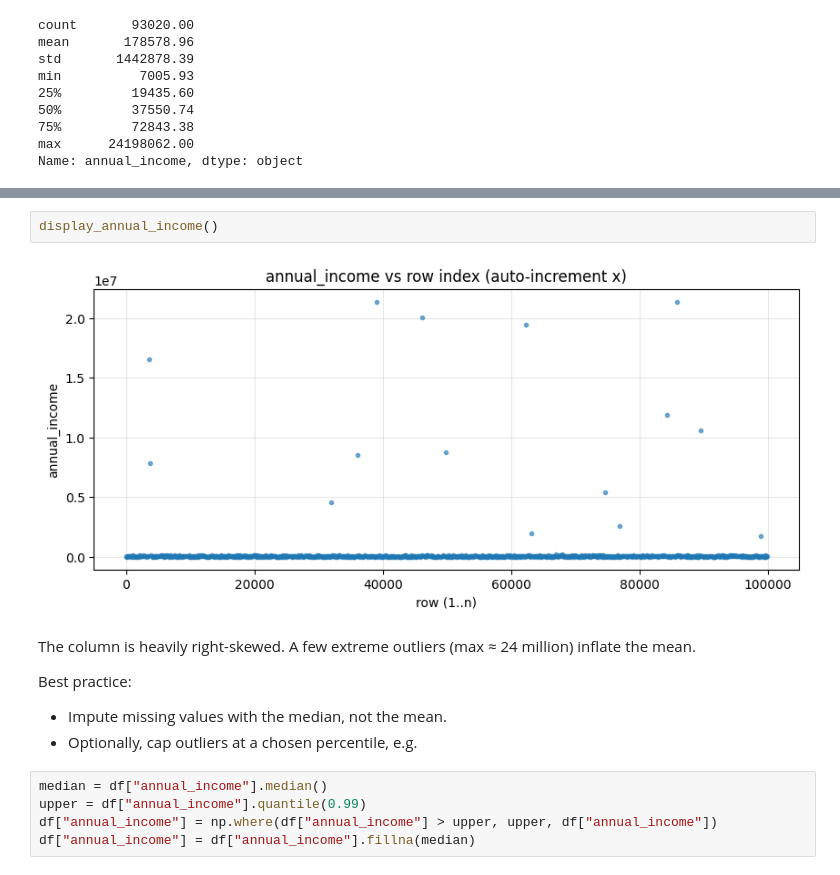
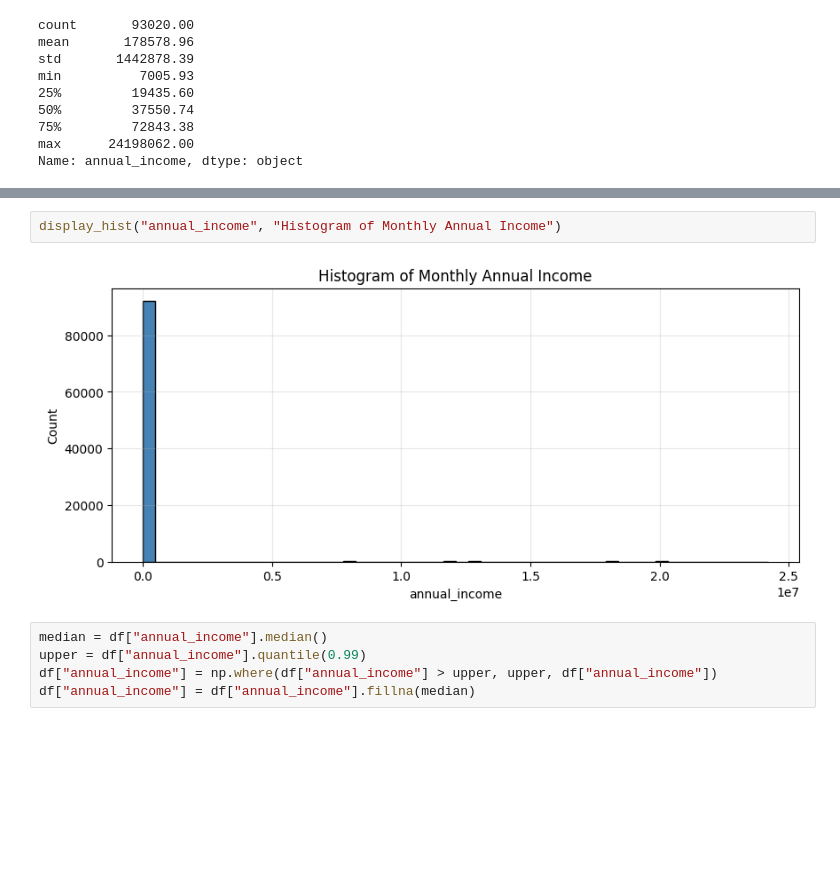
Before and after one commit to ArkadiyShuvaev/Customer-Risk-Prediction-from-Financial-Behavior, a Jupyter notebook: notebooks/prepare_dataset.ipynb, the cells around one changed output, grey strips where cells are left out. Saved outputs shown, nothing was run; the diff lists cells and outputs as text; blank space fills up the shorter version.

```diff
--- a/notebooks/prepare_dataset.ipynb
+++ b/notebooks/prepare_dataset.ipynb
@@ -657,13 +755,7 @@ def display_annual_income():
-# %%
-display_annual_income()
-# %% [output]
-[figure, removed]
-# %% [markdown]
-The column is heavily right-skewed. A few extreme outliers (max ≈ 24 million) inflate the mean.
-
-Best practice:
-- Impute missing values with the median, not the mean.
-- Optionally, cap outliers at a chosen percentile, e.g.
+# %%
+display_hist("annual_income", "Histogram of Monthly Annual Income")
+# %% [output]
+[figure, added]
 # %%
 median = df["annual_income"].median()
 upper = df["annual_income"].quantile(0.99)
```
Also changed, not shown: parts of 37 cells of this notebook.
